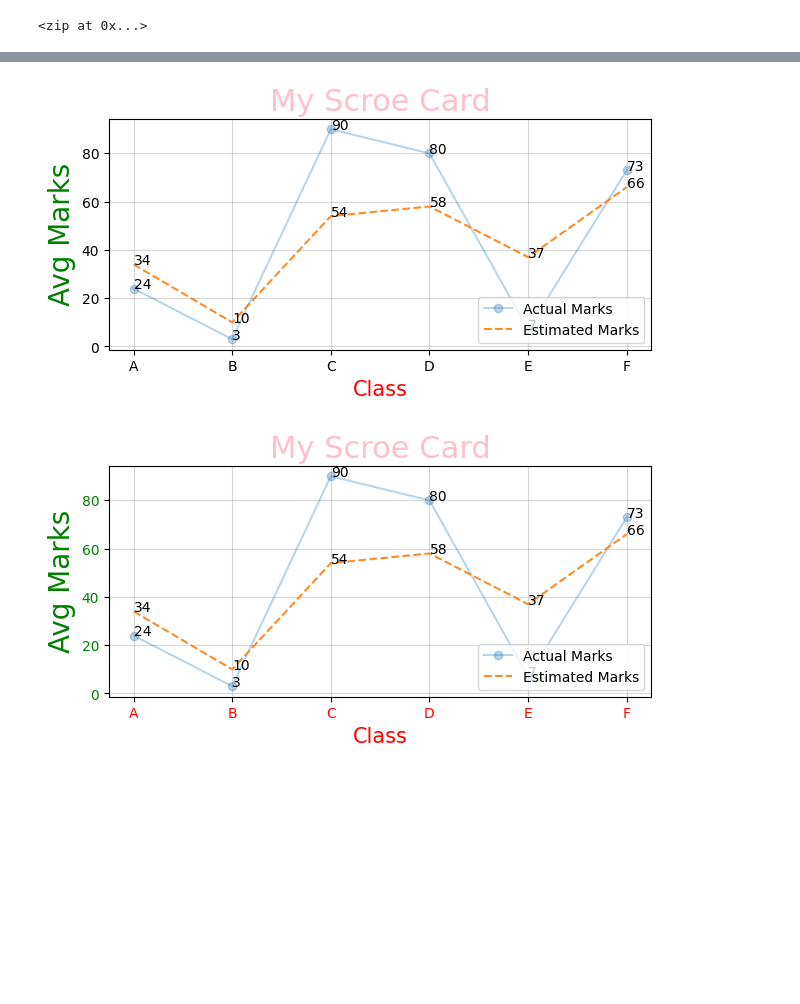
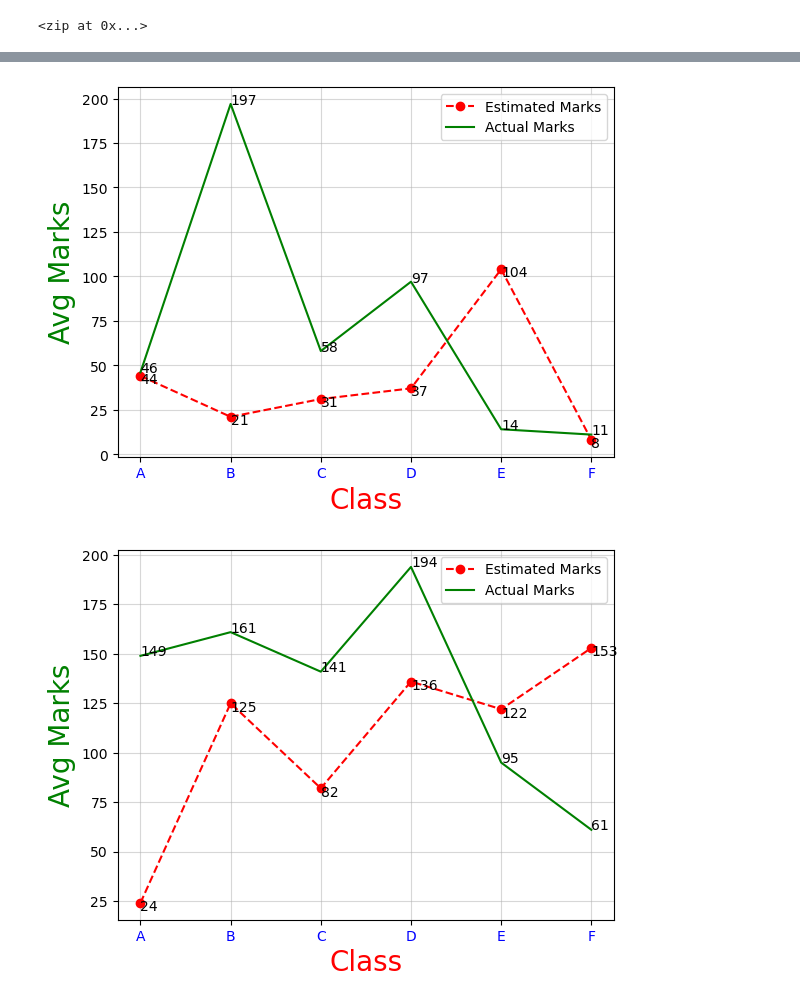
Before and after one commit to Munna-Kumar-1432/python-data-science-mastery, a Jupyter notebook: Matplotlib/01. Matplotlib.ipynb, the cells around one changed output, grey strips where cells are left out. Cells and saved outputs as stored; diff of their text form; code cells hidden in the pictures; blank space fills up the shorter version.

```diff
--- a/Matplotlib/01. Matplotlib.ipynb
+++ b/Matplotlib/01. Matplotlib.ipynb
@@ -255,5 +291,3 @@ array([24,  3, 90, 80,  7, 73], dtype=int32)
-# %%
-y1 = np.random.randint(1,100,6)
 # %%
 y1
 # %% [output]
@@ -404,6 +301,6 @@ zip(x,y)
 # %% [output]
 <zip at 0x...>
 # %%
-for i,j in zip(x,y):
+for i,j in zip(x,y1):
     print(i,j)
 # %% [output]
@@ -466,50 +396,63 @@ plt.show()
 # %%
-plt.figure(figsize=(7,3))
-plt.plot(x,y,alpha=0.3,label="Actual Marks",marker="o")
-plt.plot(x1,y1,alpha=0.9,linestyle='--',label="Estimated Marks")
+x = list('abcdef'.upper())
 
-plt.xlabel("Class",{"fontsize":15,"color":'r'})
+y1 = np.random.randint(1,200,6)
+y2 = np.random.randint(1,200,6)
+
+plt.plot(x,y1,linestyle='--',color='r',label="Estimated Marks",marker='o')
+plt.plot(x,y2,color='g',label="Actual Marks")
+
+plt.xlabel("Class",fontsize=20, color='r')
 plt.ylabel("Avg Marks",fontsize=20,color='g')
 
-plt.title("My Scroe Card",fontsize=22,color='pink')
+plt.legend()
+
 plt.grid(alpha=0.5)
 
+for i,j in zip(x,y1):
+  plt.text(i,j-4,str(j))
 
-for i,j in zip(x,y):
-  plt.text(i,j,str(j))
-
-for i,j in zip(x1,y1):
+for i,j in zip(x,y2):
     plt.text(i,j,str(j))
 
+plt.xticks(color='b')
+plt.yticks(fontsize=10)
 
-plt.legend(loc=4)
+
+
 plt.show()
 # %% [output]
-[figure, old version]
+[figure, new version]
 # %%
-plt.figure(figsize=(7,3))
-plt.plot(x,y,alpha=0.3,label="Actual Marks",marker="o")
-plt.plot(x1,y1,alpha=0.9,linestyle='--',label="Estimated Marks")
+x = list('abcdef'.upper())
 
-plt.xlabel("Class",{"fontsize":15,"color":'r'})
+y1 = np.random.randint(1,200,6)
+y2 = np.random.randint(1,200,6)
+
+plt.plot(x,y1,linestyle='--',color='r',label="Estimated Marks",marker='o')
+plt.plot(x,y2,color='g',label="Actual Marks")
+
+plt.xlabel("Class",fontsize=20, color='r')
 plt.ylabel("Avg Marks",fontsize=20,color='g')
 
-plt.title("My Scroe Card",fontsize=22,color='pink')
+plt.legend()
+
 plt.grid(alpha=0.5)
 
+for i,j in zip(x,y1):
+  plt.text(i,j-4,str(j))
 
-for i,j in zip(x,y):
-  plt.text(i,j,str(j))
-
-for i,j in zip(x1,y1):
+for i,j in zip(x,y2):
     plt.text(i,j,str(j))
 
-
-plt.xticks(color='r')
-plt.yticks(color='g',fontsize=10)
+plt.xticks(color='b')
+plt.yticks(fontsize=10)
 
 
-plt.legend(loc=4)
+plt.savefig("Class Report",dpi=1000)
+
+
+
 plt.show()
 # %% [output]
-[figure, old version]
+[figure, new version]
```
Also changed, not shown: parts of 90 cells of this notebook.
